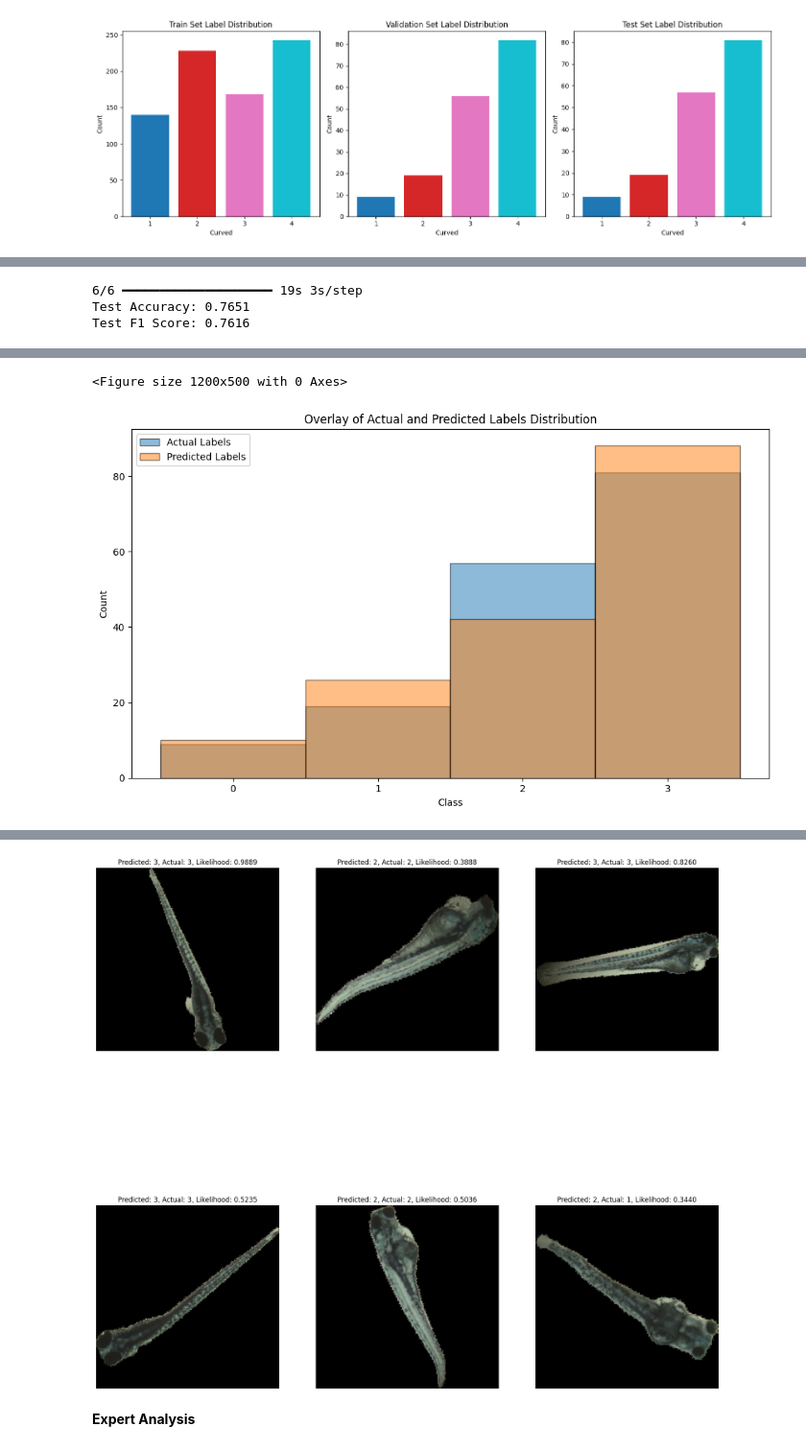
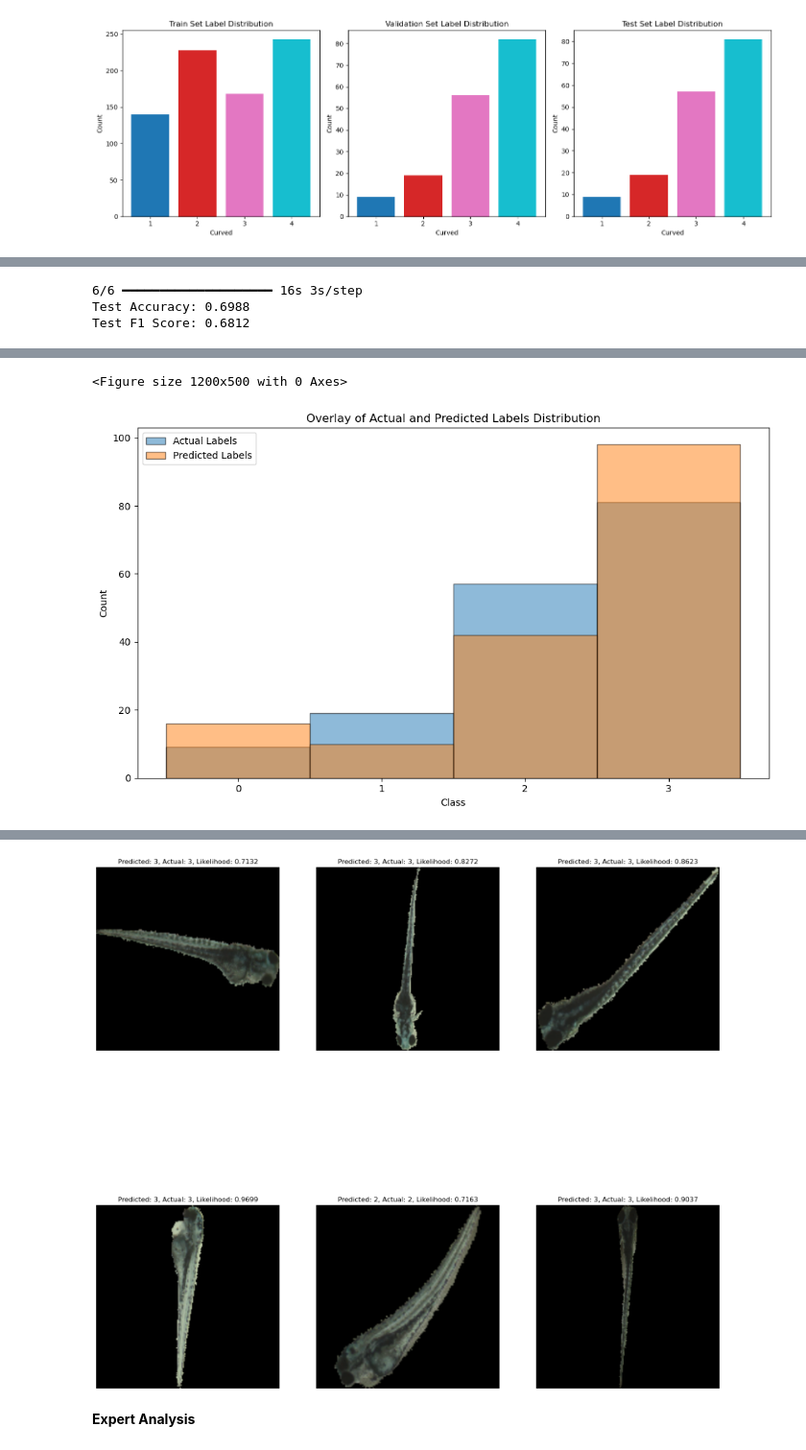
Before and after one commit to MarkDanielArndt/Zebra_Fish, a Jupyter notebook: Segmentation_Notebook.ipynb, the cells around one changed output, grey strips where cells are left out. Shown at 96% size. Saved outputs shown, nothing was run; the diff lists cells and outputs as text; code cells hidden in the pictures.

```diff
--- a/Segmentation_Notebook.ipynb
+++ b/Segmentation_Notebook.ipynb
@@ -38,6 +38,6 @@ random.seed(seed)
 np.random.seed(seed)
 
 #0. Set user
-User="Mark" #Set to Mark if you are Mark XD
+User="Andrey" #Set to Mark if you are Mark XD
 print(User)
 # %% [output]
@@ -505,7 +503,7 @@ def segment_fish(image, model):
     confidence_map = confidence_map.astype(np.uint8)
 
     # Convert the confidence map to a binary mask
-    binary_mask = (confidence_map > 100).astype(np.uint8) * 255
+    binary_mask = (confidence_map > 81).astype(np.uint8) * 255
 
     # Convert the binary mask to a PIL image
     segmented_image = Image.fromarray(binary_mask)
@@ -754,42 +952,3 @@ if use_seg_model:
-# %%
-#TEST Some Maschine Vision
-Lokal_Skip = True
-if Lokal_Skip == False:
-
-    def region_growing(confidence_map, lower_threshold, upper_threshold):
-        """
-        Perform double thresholding and region growing to identify and expand the fish region.
-
-        Parameters:
-            confidence_map (numpy.ndarray): Confidence map of the image.
-            lower_threshold (float): Lower threshold to select potentially fish pixels.
-            upper_threshold (float): Upper threshold to select the most confident fish pixels.
-
-        Returns:
-            numpy.ndarray: Binary mask after applying double thresholding and region growing.
-        """
-        # Initialize the mask with pixels that are definitely part of the fish (confidence > upper threshold)
-        fish_mask = np.where(confidence_map >= upper_threshold, 1, 0)
-
-        # Iterate through the confidence map to expand the region for pixels between the thresholds
-        for y in range(1, confidence_map.shape[0] - 1):  # Avoid borders
-            for x in range(1, confidence_map.shape[1] - 1):
-                # If the pixel is between the thresholds and is not yet in the fish_mask
-                if lower_threshold <= confidence_map[y, x] < upper_threshold and fish_mask[y, x] == 0:
-                    # Check if any of its neighbors is already part of the fish (adjacent to a valid fish pixel)
-                    neighbors = fish_mask[y-1:y+2, x-1:x+2]  # Get the 3x3 neighborhood
-                    if np.any(neighbors == 1):  # If any neighbor is part of the fish
-                        fish_mask[y, x] = 1  # Grow the region
-
-        return fish_mask
-
-    fish_mask = region_growing(df_result["Confidence Maps"][1], 0.1, 0.9)
-
-    # Visualize the result
-    import matplotlib.pyplot as plt
-    plt.imshow(fish_mask, cmap='gray')
-    plt.title('Region-Grown Mask')
-    plt.show()
 # %%
 #3) Train, Val, Test Split saved in 3 new DataFrames
 if load_with_split and label_name == "Curved":
@@ -1502,7 +1671,7 @@ if Model_type == "CNN" and hp_tuning == False:
 # %%
 from sklearn.metrics import accuracy_score, f1_score
 
-best_model_path = os.path.join(cnn_log_directory, 'model0704.keras')
+best_model_path = os.path.join(cnn_log_directory, cnn_model_name)
 #best_model_path= f"{load_directory}/{load_model_name}"
 model = tf.keras.models.load_model(best_model_path)
 
@@ -1600,9 +1769,9 @@ for i, idx in enumerate(random_indices):
     axes[i//3, i%3].axis('off')
 plt.show()
 # %% [output]
-6/6 ━━━━━━━━━━━━━━━━━━━━ 19s 3s/step
-Test Accuracy: 0.7651
-Test F1 Score: 0.7616
+6/6 ━━━━━━━━━━━━━━━━━━━━ 16s 3s/step
+Test Accuracy: 0.6988
+Test F1 Score: 0.6812
 [figure]
 <Figure size 1200x500 with 0 Axes>
-[figure, old version]
+[figure, new version]
@@ -1615,4 +1784,4 @@ Test F1 Score: 0.7616
-[figure, old version]
+[figure, new version]
 # %% [markdown]
 **Expert Analysis**
 # %%
```
Also changed, not shown: parts of 14 cells of this notebook, 2 other files.
